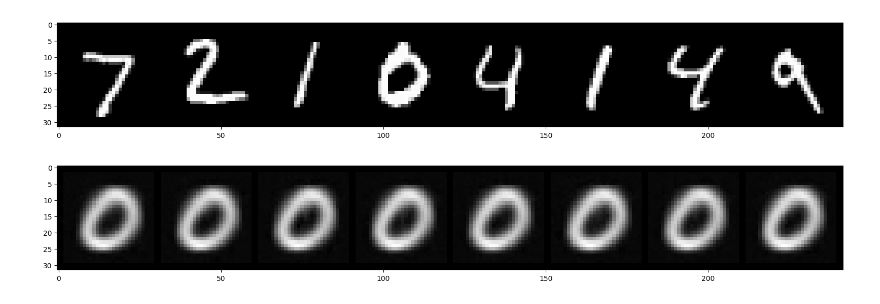
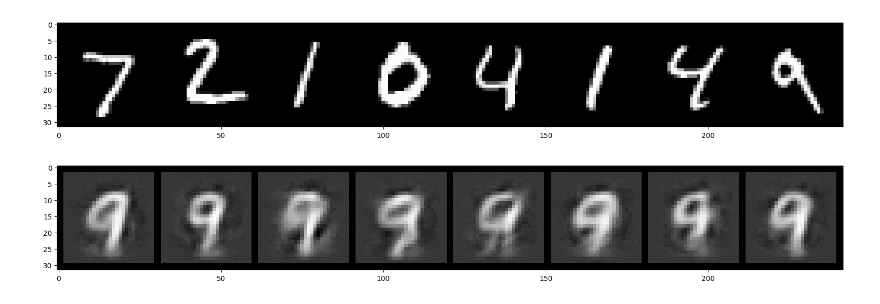
Before and after one commit to HungryM1NT/MTUCI_ml, a Jupyter notebook: lab2/lab2.ipynb, the cells around one changed output. Drawn from its saved outputs; the diff is of its cells as text; code cells hidden in the pictures.

```diff
--- a/lab2/lab2.ipynb
+++ b/lab2/lab2.ipynb
@@ -20,6 +20,8 @@ lr = 1e-4
 
 n_epoch = 10
 
+latent_size = 128
+
 dataset_folder = "../dataset"
 
 use_cuda = torch.cuda.is_available()
@@ -36,14 +38,16 @@ class Encoder(nn.Module):
     def __init__(self, channels_in, ch, latent_size, class_size):
         super().__init__()
         self.lin1 = nn.Linear(channels_in + class_size, ch)
+        # self.bn1 = nn.BatchNorm1d(ch)
         self.lin2 = nn.Linear(ch, ch)
+        # self.bn2 = nn.BatchNorm1d(ch)
         self.f_mean = nn.Linear(ch, latent_size)
         self.f_logvar = nn.Linear(ch, latent_size)
 
     def forward(self, x, label):
         x = torch.cat([x, label], 1)
-        x = F.elu(self.lin1(x))
-        x = F.elu(self.lin2(x))
+        x = F.relu(self.lin1(x))
+        x = F.relu(self.lin2(x))
         mean = self.f_mean(x)
         logvar = self.f_logvar(x)
 
@@ -53,13 +57,17 @@ class Decoder(nn.Module):
     def __init__(self, channels_out, ch, latent_size, class_size):
         super().__init__()
         self.lin1 = nn.Linear(latent_size + class_size, ch)
+        # self.bn1 = nn.BatchNorm1d(ch)
+
         self.lin2 = nn.Linear(ch, ch)
+        # self.bn2 = nn.BatchNorm1d(ch)
+
         self.output = nn.Linear(ch, channels_out)
 
     def forward(self, x, label):
         x = torch.cat([x, label], 1)
-        x = F.elu(self.lin1(x))
-        x = F.elu(self.lin2(x))
+        x = F.relu(self.lin1(x))
+        x = F.relu(self.lin2(x))
 
         return torch.tanh(self.output(x))
 
@@ -104,7 +112,7 @@ _ = plt.imshow(out.numpy().transpose((1, 2, 0)))
 # %%
 # Create a Network
 
-autoencoder = VariationalAutoEncoder(channels=28*28, ch=256, latent_size=128, class_size=10).to(device)
+autoencoder = VariationalAutoEncoder(channels=28*28, ch=256, latent_size=latent_size, class_size=10).to(device)
 
 optimizer = optim.Adam(autoencoder.parameters(), lr=lr)
 
@@ -158,15 +166,19 @@ _ = plt.imshow(out.numpy().transpose((1, 2, 0)))
 
 # autoencoder.load_state_dict(torch.load("./lab1.pth", weights_only=True))
 # autoencoder.eval()
+# %%
+# plt.figure(figsize = (20,10))
+noise = torch.rand((64, latent_size)).to(device)
+# out = vutils.make_grid(noise.detach().cpu().view(64, 1, 28, 28)[0:8], normalize=True)
+# _ = plt.imshow(out.numpy().transpose((1, 2, 0)))
 # %%
 plt.figure(figsize = (20,10))
-num = torch.tensor([1, 0, 0, 0, 0, 0, 0, 0, 0, 0])
+num = torch.tensor([0, 0, 0, 0, 0, 0, 0, 0, 0, 1])
 inp = num.repeat(64, 1)
-noise = torch.rand((64, 28, 28)).to(device)
-recon_data, _, _ = autoencoder(noise, inp)
+recon_data = autoencoder.decoder(noise, inp)
 out = vutils.make_grid(recon_data.detach().cpu().view(64, 1, 28, 28)[0:8], normalize=True)
 _ = plt.imshow(out.numpy().transpose((1, 2, 0)))
 # %% [output]
-[figure, old version]
+[figure, new version]
 # %%
 torch.save(autoencoder.state_dict(), "./lab1.pth")
```
Also changed, not shown: parts of 2 cells of this notebook.
